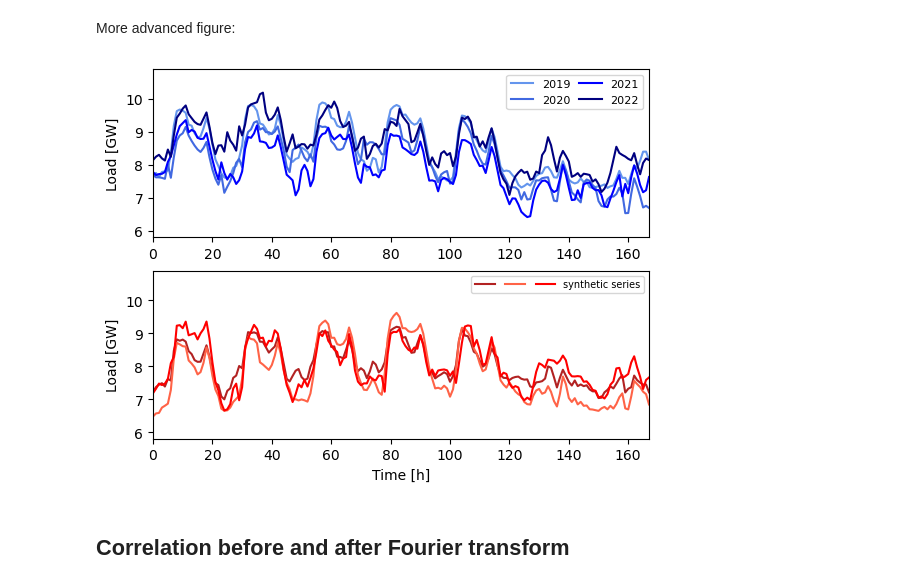
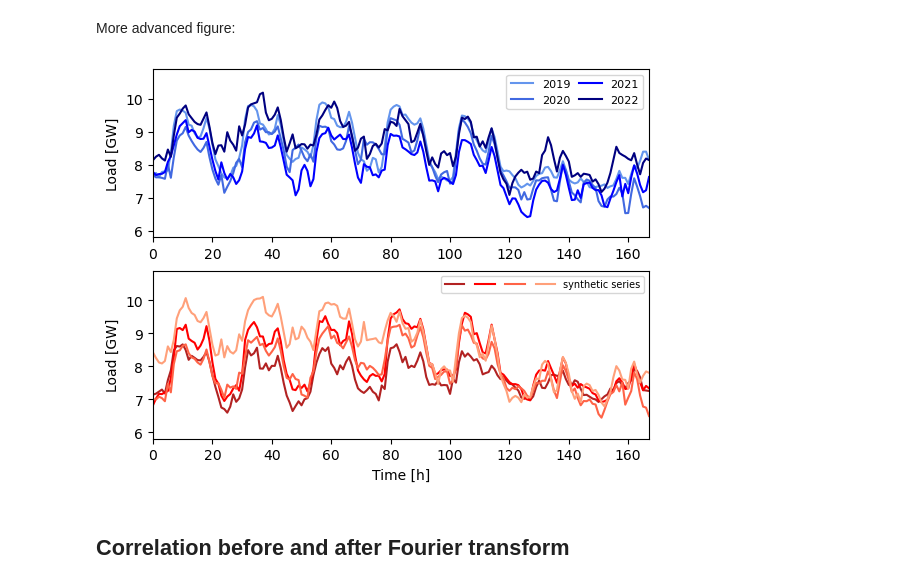
Before and after one commit to GeeeHesso/PowerData, a Jupyter notebook: doc/ENTSO-E_time_series.ipynb, the cells around one changed output. Cells and saved outputs as stored; diff of their text form; code cells hidden in the pictures.

Commit message:
update synthetic series figure

```diff
--- a/doc/ENTSO-E_time_series.ipynb
+++ b/doc/ENTSO-E_time_series.ipynb
@@ -265,38 +265,38 @@ More advanced figure:
 # %%
 week = 4
 xrange = range(week*7*24, (week+1)*7*24)
 
 fig, (ax1, ax2) = plt.subplots(2)
 plt.subplots_adjust(hspace=0.2)
 
 blue_colors = ['cornflowerblue', 'royalblue', 'blue', 'navy']
 
 for i in range(4):
     ax1.plot([t for t in range(168)], CH_load_2015_2023_periodic[4 + i, xrange].transpose() / 1000,
              color = blue_colors[i], label='%d' % (2019 + i))
 ax1.set_xlim(0, 167)
 ax1.set_ylim(5.8, 10.9)
 ax1.set_ylabel('Load [GW]')
 ax1.legend(loc='upper right', prop={'size': 8}, ncols=2, columnspacing=0.8)
 # ax1.set_title('Switzerland total load, winter week, 2020 - 2023')
 
 # for i in range(4):
 #     ax2.plot([t for t in range(168)], CH_load_2015_2023_periodic[5 + i, xrange].transpose() / 1000,
 #              color = blue_colors[i], alpha = 0.3)
-red_colors = ['firebrick', 'tomato', 'red']
-for i in range(3):
+red_colors = ['firebrick', 'red', 'tomato', 'lightsalmon']
+for i in range(4):
     ax2.plot([t for t in range(168)], ts.generate_time_series(CH_load_model)[0, xrange] / 1000,
-             color = red_colors[i], label=('synthetic series' if i == 2 else ' '))
+             color = red_colors[i], label=('synthetic series' if i == 3 else ' '))
 ax2.set_xlim(0, 167)
 ax2.set_ylim(5.8, 10.9)
 ax2.set_ylabel('Load [GW]')
-ax2.legend(loc='upper right', prop={'size': 7}, ncols=3, columnspacing=0)
+ax2.legend(loc='upper right', prop={'size': 7}, ncols=4, columnspacing=0)
 # ax2.set_title('Synthetic series based on statistical model')
 ax2.set_xlabel('Time [h]')
 
 fig.savefig('figures/synthetic_series_example.pdf')
 # %% [output]
-[figure, old version]
+[figure, new version]
 # %% [markdown]
 ## Correlation before and after Fourier transform
 # %% [markdown]
```
Also changed, not shown: parts of 2 cells of this notebook, 1 other file.
